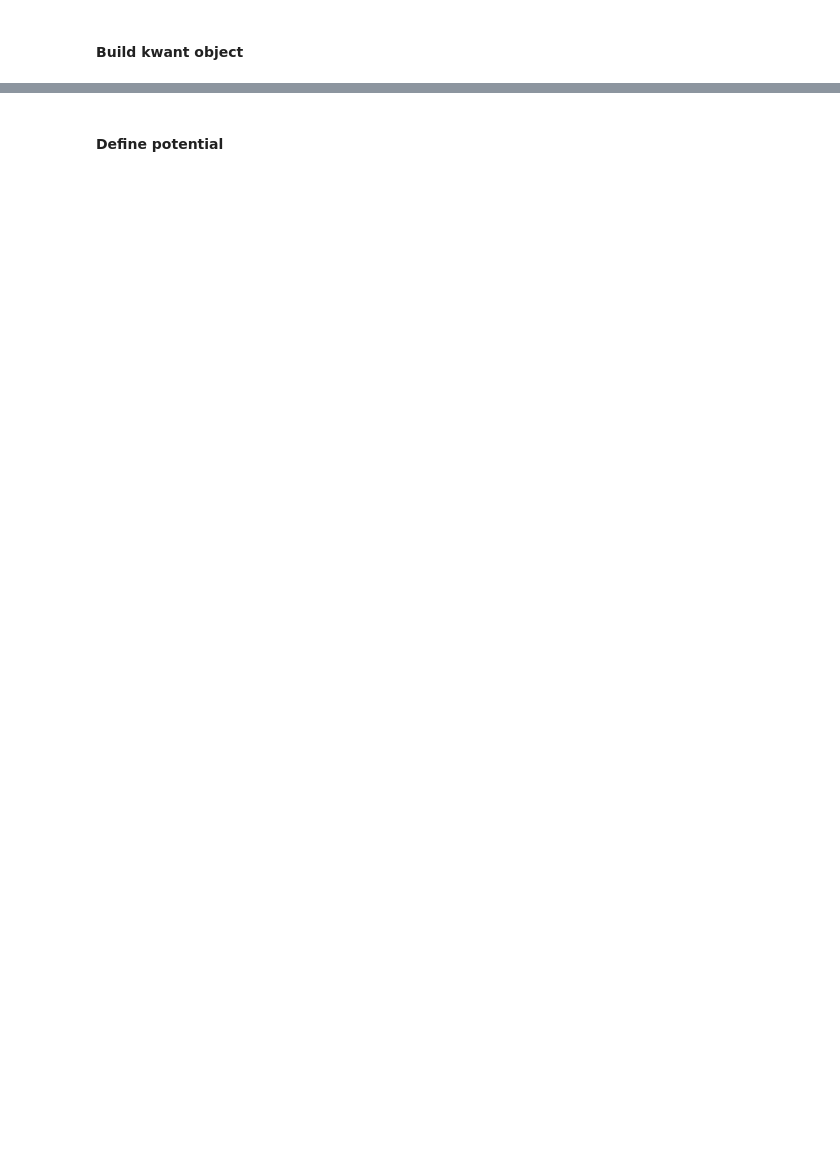
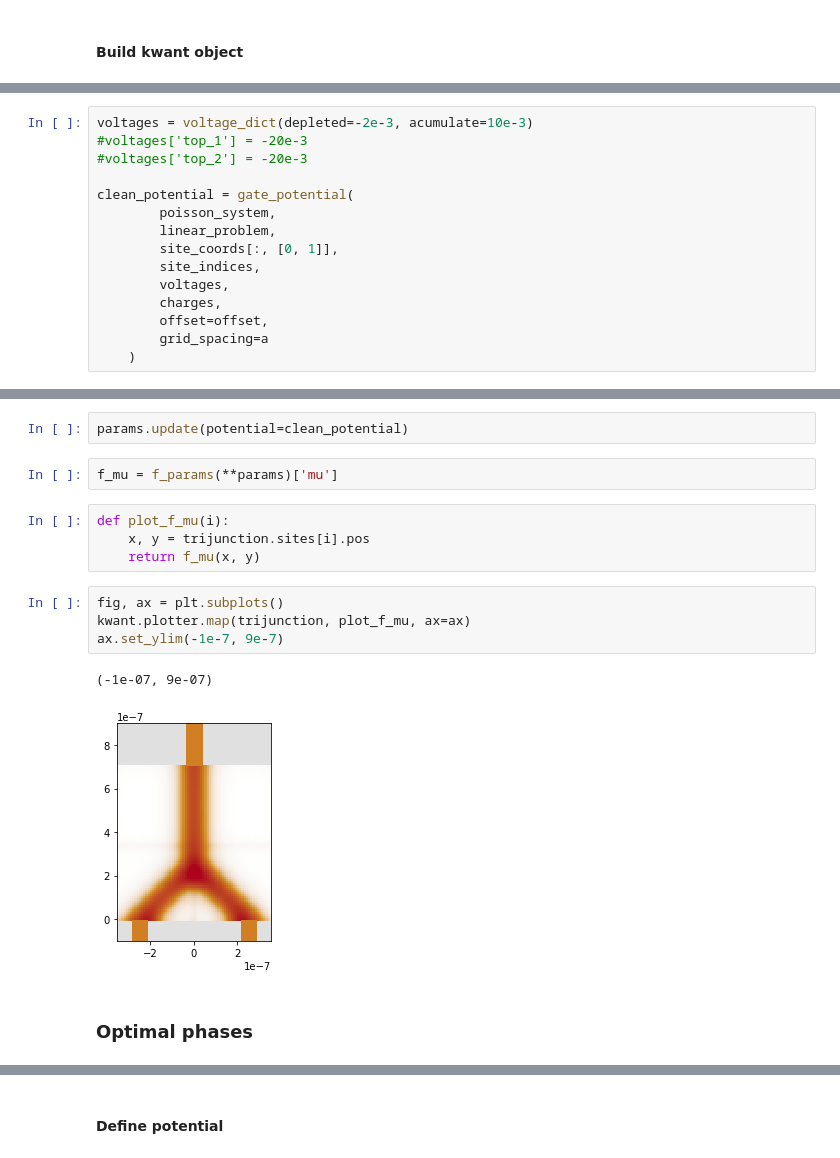
Before and after one commit to Satin21/Trijunction, a Jupyter notebook: analysis/Y.ipynb, the cells around one changed output, grey strips where cells are left out. Cells and saved outputs as stored; diff of their text form; blank space fills up the shorter version.

Commit message:
calculation of phases

```diff
--- a/analysis/Y.ipynb
+++ b/analysis/Y.ipynb
@@ -467,0 +460,15 @@ for name, indices in voltage_regions.items():
+# %%
+voltages = voltage_dict(depleted=-2e-3, acumulate=10e-3)
+#voltages['top_1'] = -20e-3
+#voltages['top_2'] = -20e-3
+
+clean_potential = gate_potential(
+        poisson_system,
+        linear_problem,
+        site_coords[:, [0, 1]],
+        site_indices,
+        voltages,
+        charges,
+        offset=offset,
+        grid_spacing=a
+    )
@@ -467,0 +485,17 @@ for name, indices in voltage_regions.items():
+# %%
+params.update(potential=clean_potential)
+# %%
+f_mu = f_params(**params)['mu']
+# %%
+def plot_f_mu(i):
+    x, y = trijunction.sites[i].pos
+    return f_mu(x, y)
+# %%
+fig, ax = plt.subplots()
+kwant.plotter.map(trijunction, plot_f_mu, ax=ax)
+ax.set_ylim(-1e-7, 9e-7)
+# %% [output]
+(-1e-07, 9e-07)
+[figure, added]
+# %% [markdown]
+### Optimal phases
```
Also changed, not shown: parts of 53 cells of this notebook, 2 other files.
